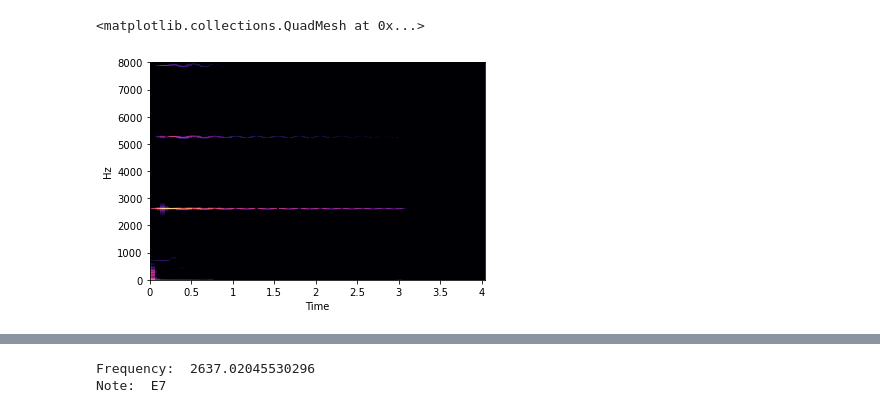
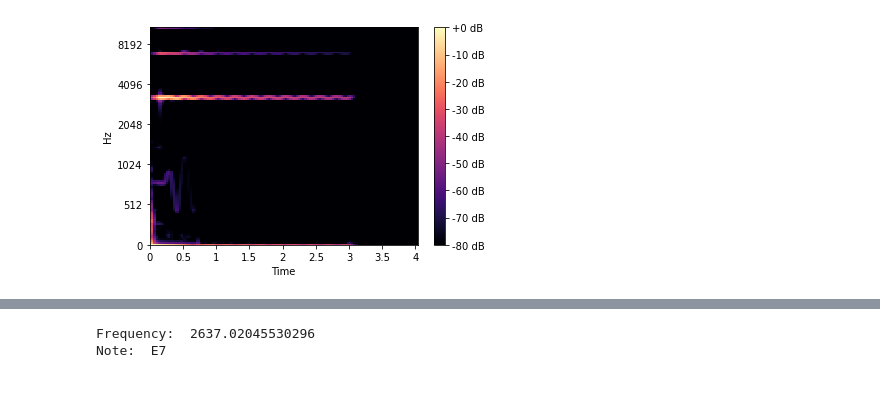
Before and after one commit to camhud/MachineLearningProject, a Jupyter notebook: Final Project.ipynb, the cells around one changed output, grey strips where cells are left out. Drawn from its saved outputs; the diff is of its cells as text; code cells hidden in the pictures.

Commit message:
MFCC feature extraction, misc efficiency changes

```diff
--- a/Final Project.ipynb
+++ b/Final Project.ipynb
@@ -19,6 +20,6 @@ from sklearn.svm import SVC
 # 2. nsynth-train.tfrecord
 # 3. nsynth-valid.tfrecord
 
-nsynth_test = tf.data.TFRecordDataset(['nsynth-test.tfrecord'])
-nsynth_train = tf.data.TFRecordDataset(['nsynth-train.tfrecord'])
+nsynth_test = tf.data.TFRecordDataset(['nsynth-test.tfrecord'], num_parallel_reads=2)
+nsynth_train = tf.data.TFRecordDataset(['nsynth-train.tfrecord'], num_parallel_reads=2)
 # %%
@@ -47,9 +50,19 @@ test_ds = list(nsynth_test.take(1000).map(get_features))
 
 # We get the first sample in our test dataset as an example
 clip1 = test_ds[0]['audio']
-# %%
-D = librosa.amplitude_to_db(np.abs(librosa.stft(np.array(clip1))), ref=np.max)
-librosa.display.specshow(D, y_axis='linear', x_axis='time',sr=16000)
-# %% [output]
-<matplotlib.collections.QuadMesh at 0x...>
-[figure, removed]
+# %%
+# A mel spectrogram. A spectrogram visualizes a signal's amplitude at different
+# frequencies over time. The mel scale is used because human perception of pitch
+# is not linear. We use the mel scale because we want to retrieve the
+# Mel-frequency Cepstral Coefficients (MFCCs).
+sample_rate = 16000
+S = librosa.feature.melspectrogram(np.array(clip1), sr=sample_rate, n_fft=2048, hop_length=512)
+
+# amplitude to decibels, relative to maximum value in audio clip
+S_DB = librosa.power_to_db(S, ref=np.max)
+
+# plot
+librosa.display.specshow(S_DB, sr=sample_rate, x_axis='time', y_axis='mel')
+plt.colorbar(format='%+2.0f dB');
+# %% [output]
+[figure, added]
```
Also changed, not shown: parts of 14 cells of this notebook.
